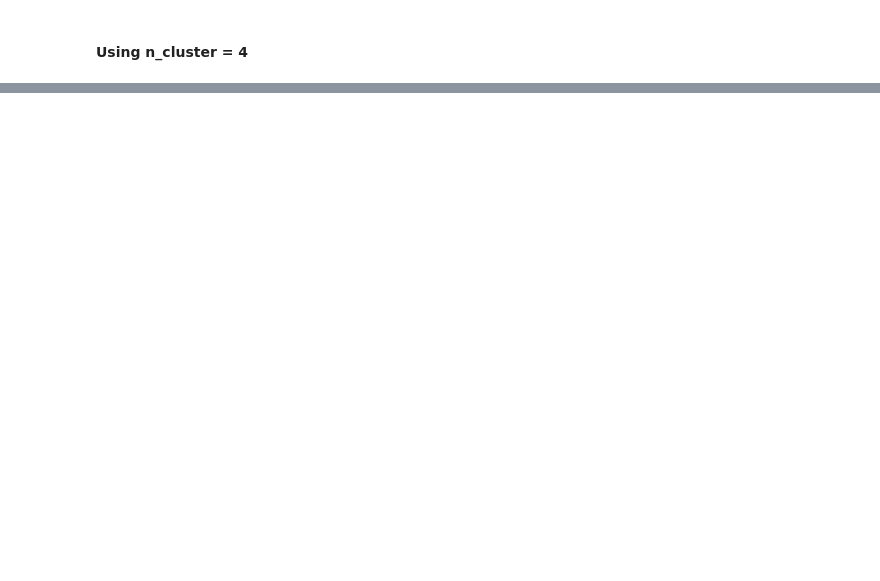
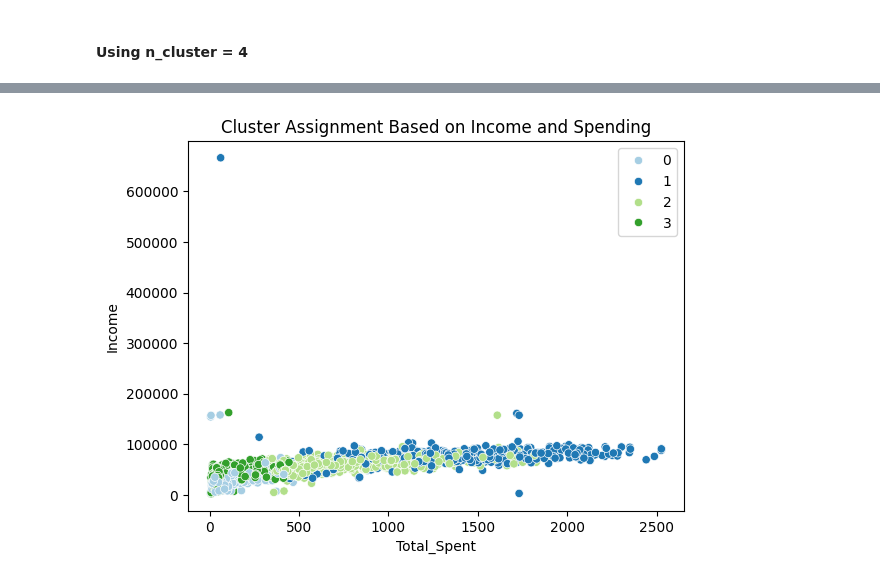
Before and after one commit to Dannypham142/customer-clustering, a Jupyter notebook: module_4_code.ipynb, the cells around one changed output, grey strips where cells are left out. Cells and saved outputs as stored; diff of their text form; code cells hidden in the pictures; blank space fills up the shorter version.

Commit message:
Adding additonal cluster analysis

```diff
--- a/module_4_code.ipynb
+++ b/module_4_code.ipynb
@@ -223,0 +227,4 @@ pca_ds.head(25)
+# %%
+# Taking a look at features before being passed into PCA for a better understanding
+df['cluster'] = y_pred
+df.head()
@@ -223,0 +239,7 @@ pca_ds.head(25)
+# %%
+pl = sns.scatterplot(data = df, x=df["Total_Spent"], y=df["Income"],hue=df["cluster"], palette= 'Paired')
+pl.set_title("Cluster Assignment Based on Income and Spending")
+plt.legend()
+plt.show()
+# %% [output]
+[figure, added]
```
Also changed, not shown: parts of 16 cells of this notebook.
